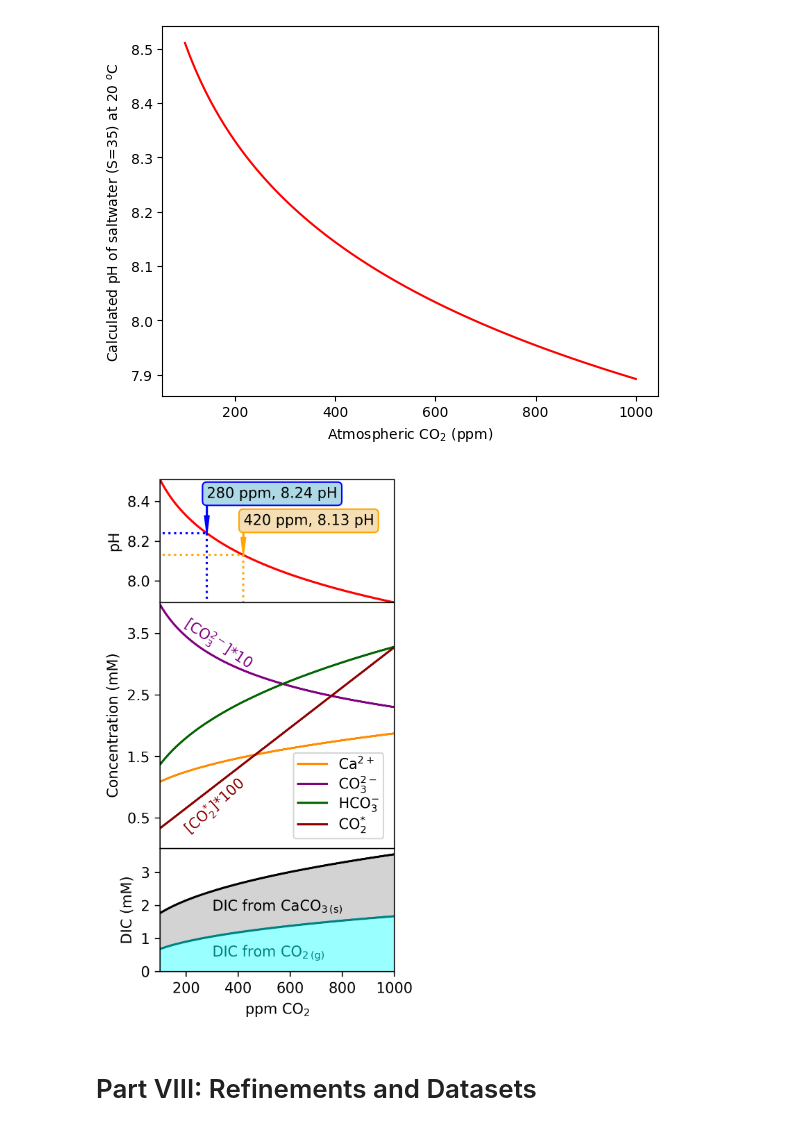
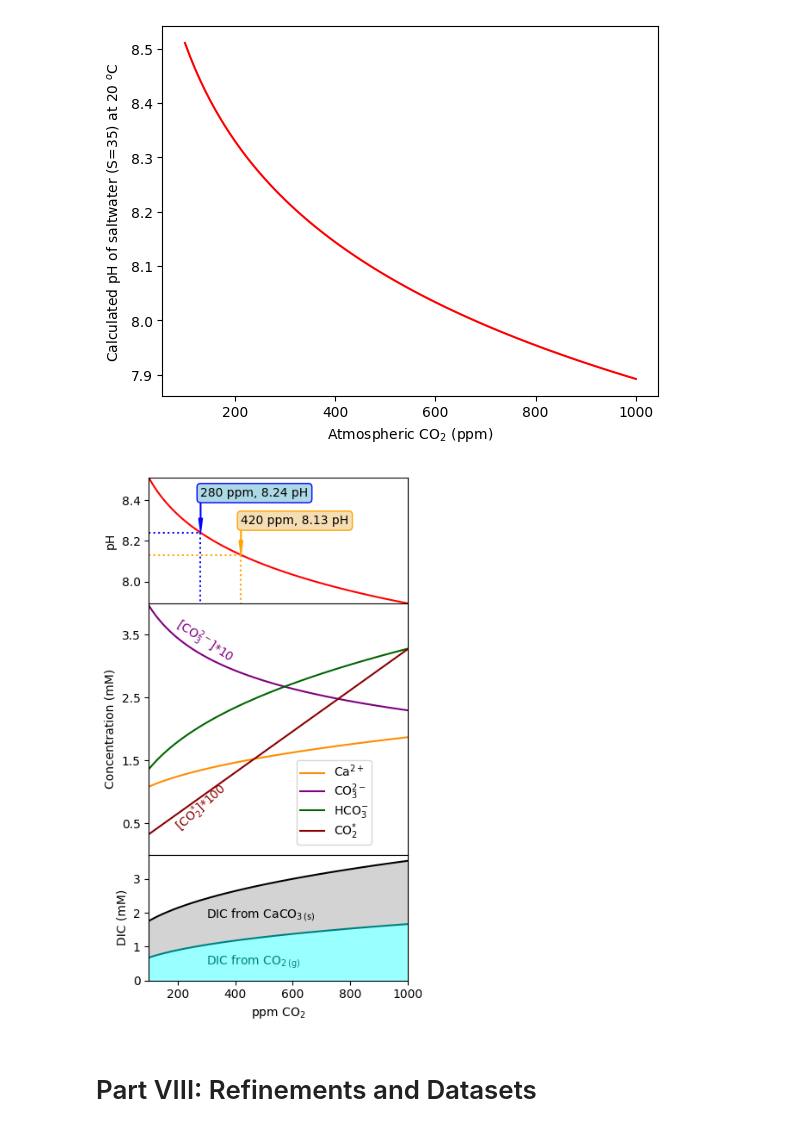
Before and after one commit to wphall/CO2-Equilibrium, a Jupyter notebook: Student_Notebook_CO2_Equilibrium.ipynb, the cells around one changed output. Cells and saved outputs as stored; diff of their text form; code cells hidden in the pictures.

```diff
--- a/Student_Notebook_CO2_Equilibrium.ipynb
+++ b/Student_Notebook_CO2_Equilibrium.ipynb
@@ -1574,75 +1574,74 @@ dfRangeP
 91 rows × 7 columns
 [figure]
 # %%
-
-pH=-np.log10(np.array(dfRangeLS['hdr'],dtype='float'))
-dicT=np.array(dfRangeLS['car']+dfRangeLS['bct']+dfRangeLS['co2'],dtype='float')*1000
-dicL=np.array(dfRangeLS['cal'],dtype='float')*1000
+pH=-np.log10(np.array(dfRangeP['hdr'],dtype='float'))
+dicT=np.array(dfRangeP['car']+dfRangeP['bct']+dfRangeP['co2'],dtype='float')*1000
+dicL=np.array(dfRangeP['cal'],dtype='float')*1000
 dicA=dicT-dicL
 
 from matplotlib.gridspec import GridSpec
 colors=["Teal","DarkRed","DarkGreen","Purple","Red","Blue","DarkOrange"]
 
-fig2 = plt.figure(layout="constrained",figsize=(3.33,5.5),dpi=300)
+fig2 = plt.figure(layout="constrained",figsize=(3.33*1.2,5.5*1.2))
 gs = GridSpec(4, 1, figure=fig2)
 gs.update(wspace=0.0, hspace=0.0)
 ax_pH = fig2.add_subplot(gs[0, 0])
 ax_M = fig2.add_subplot(gs[1:3, 0])
 ax_DIC = fig2.add_subplot(gs[3, 0])
 
-ax_pH.plot(ppmList,pH,color=colors[4])
-ax_pH.hlines(-np.log10(np.array(dfRangeLS.loc[420,'hdr'],dtype='float')),0,420,linestyles='dotted',colors='orange')
-ax_pH.vlines(420,-np.log10(np.array(dfRangeLS.loc[420,'hdr'],dtype='float')),np.min(pH),linestyles='dotted',colors='orange')
-ax_pH.hlines(-np.log10(np.array(dfRangeLS.loc[280,'hdr'],dtype='float')),0,280,linestyles='dotted',colors='blue')
-ax_pH.vlines(280,-np.log10(np.array(dfRangeLS.loc[280,'hdr'],dtype='float')),np.min(pH),linestyles='dotted',colors='blue')
+ax_pH.plot(press,pH,color=colors[4])
+ax_pH.hlines(-np.log10(np.array(dfRangeP.loc[420,'hdr'],dtype='float')),0,420,linestyles='dotted',colors='orange')
+ax_pH.vlines(420,-np.log10(np.array(dfRangeP.loc[420,'hdr'],dtype='float')),np.min(pH),linestyles='dotted',colors='orange')
+ax_pH.hlines(-np.log10(np.array(dfRangeP.loc[280,'hdr'],dtype='float')),0,280,linestyles='dotted',colors='blue')
+ax_pH.vlines(280,-np.log10(np.array(dfRangeP.loc[280,'hdr'],dtype='float')),np.min(pH),linestyles='dotted',colors='blue')
 ax_pH.set_ylim([np.min(pH),np.max(pH)])
-ax_pH.set_xlim([np.min(ppmList),np.max(ppmList)])
+ax_pH.set_xlim([np.min(press),np.max(press)])
 ax_pH.tick_params(bottom=False, labelbottom=False)
 ax_pH.set_ylabel(r"pH")
 ppmPre=280
 atmPre=ppmPre/1e6
-hdrPre=np.array(dfRangeLS['hdr'][dfRangeLS['atm']==atmPre],dtype='float')
+hdrPre=np.array(dfRangeP['hdr'][dfRangeP['atm']==atmPre],dtype='float')
 pHpre=-np.log10(hdrPre[0])
 ax_pH.annotate(str(ppmPre)+' ppm, '+'{:.2f}'.format(pHpre)+' pH',
             xy=(ppmPre, pHpre), xycoords='data',                           #"data' is the default unit for graph coodinates
             xytext=(0.2, 0.85), textcoords='axes fraction',                 #'axes fraction' is (x,y) lower left is (0,0) upper right is (1,1)
             arrowprops={'color': 'blue', 'width':0.5, 'headwidth':3},
             bbox={'boxstyle':'round', 'edgecolor':'blue','facecolor':'lightBlue'}
             )
 ppmPre=420
 atmPre=ppmPre/1e6
-hdrPre=np.array(dfRangeLS['hdr'][dfRangeLS['atm']==atmPre],dtype='float')
+hdrPre=np.array(dfRangeP['hdr'][dfRangeP['atm']==atmPre],dtype='float')
 pHpre=-np.log10(hdrPre[0])
 ax_pH.annotate(str(ppmPre)+' ppm, '+'{:.2f}'.format(pHpre)+' pH',
             xy=(ppmPre, pHpre), xycoords='data',                           #"data' is the default unit for graph coodinates
             xytext=(0.356, 0.63), textcoords='axes fraction',                 #'axes fraction' is (x,y) lower left is (0,0) upper right is (1,1)
             arrowprops={'color': 'orange', 'width':0.5, 'headwidth':3},
             bbox={'boxstyle':'round', 'edgecolor':'orange','facecolor':'wheat'}
             )
 
-ax_M.plot(ppmList,dfRangeLS['cal']*1000,color=colors[6],label="cal")
-ax_M.plot(ppmList,dfRangeLS['car']*10000,color=colors[3],label="car")
+ax_M.plot(press,dfRangeP['cal']*1000,color=colors[6],label="cal")
+ax_M.plot(press,dfRangeP['car']*10000,color=colors[3],label="car")
 ax_M.text(180, 3.8, "[$\mathrm{CO_3^{2-}}$]*10",color=colors[3],ha='left', va='top', rotation=-33)
-ax_M.plot(ppmList,dfRangeLS['bct']*1000,color=colors[2],label="bct")
-ax_M.plot(ppmList,dfRangeLS['co2']*100000,color=colors[1],label="co2")
+ax_M.plot(press,dfRangeP['bct']*1000,color=colors[2],label="bct")
+ax_M.plot(press,dfRangeP['co2']*100000,color=colors[1],label="co2")
 ax_M.text(180, 1.2, "[$\mathrm{CO_2^{*}}$]*100",color=colors[1],ha='left', va='top', rotation=42)
-ax_M.set_xlim([np.min(ppmList),np.max(ppmList)])
+ax_M.set_xlim([np.min(press),np.max(press)])
 ax_M.set_ylabel("Concentration (mM)")
 ax_M.set_ylim([0,4])
 ax_M.set_yticks([0.5,1.5,2.5,3.5])
 ax_M.tick_params(bottom=False, labelbottom=False)
 ax_M.legend(['$\mathrm{Ca^{2+}}$','$\mathrm{CO_3^{2-}}$','$\mathrm{HCO_3^{-}}$','$\mathrm{CO^{*}_{2}}$'],loc=(0.57,0.04),borderpad=0.3,labelspacing=0.2)
 
-ax_DIC.plot(ppmList,dicT,color="k")
-ax_DIC.plot(ppmList,dicA,color="teal")
-ax_DIC.fill_between(ppmList, dicT, dicA, color="lightgrey")
-ax_DIC.fill_between(ppmList, dicA, 0, color=[.6,1,1])
+ax_DIC.plot(press,dicT,color="k")
+ax_DIC.plot(press,dicA,color="teal")
+ax_DIC.fill_between(press, dicT, dicA, color="lightgrey")
+ax_DIC.fill_between(press, dicA, 0, color=[.6,1,1])
 ax_DIC.text(300, 1.7, "DIC from $\mathrm{CaCO_{3 \, (s)}}$",color='black',ha='left', va='bottom', rotation=0)
 ax_DIC.text(300, .3, "DIC from $\mathrm{CO_{2 \, (g)}}$",color='teal',ha='left', va='bottom', rotation=0)
-ax_DIC.set_xlim([np.min(ppmList),np.max(ppmList)])
+ax_DIC.set_xlim([np.min(press),np.max(press)])
 ax_DIC.set_ylim([0,np.max(dicT)*1.05])
 ax_DIC.set_ylabel(r"DIC (mM)")
 ax_DIC.set_xlabel("ppm $\mathrm {CO_2}$")
 fig2.tight_layout()
 # %% [output]
-[figure, old version]
+[figure, new version]
```
Also changed, not shown: parts of 7 cells of this notebook.
